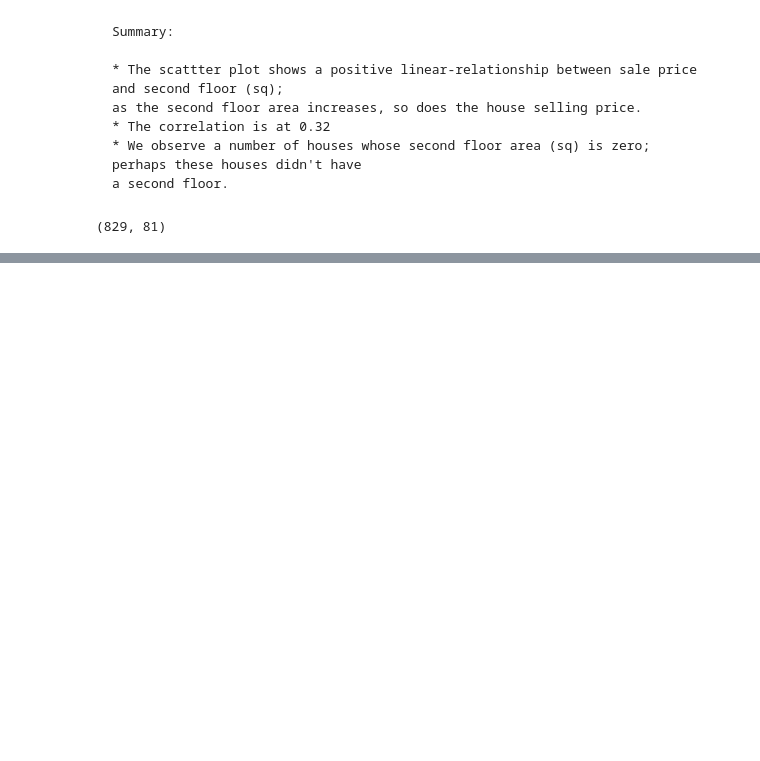
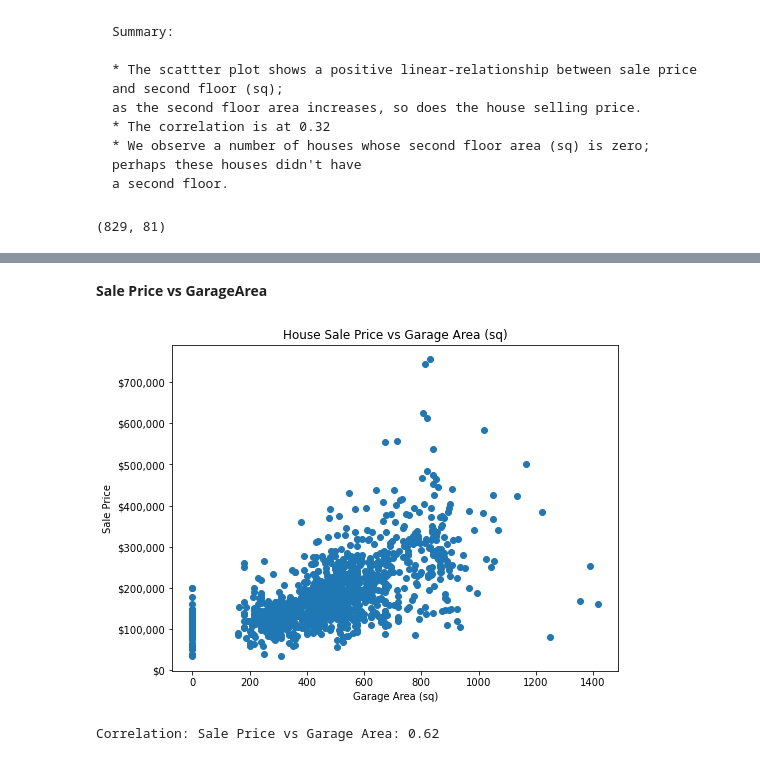
Before and after one commit to Masupa/KaggleLearning, a Jupyter notebook: HousePrices/eda.ipynb, the cells around one changed output, grey strips where cells are left out. Drawn from its saved outputs; the diff is of its cells as text; code cells hidden in the pictures; blank space fills up the shorter version.

```diff
--- a/HousePrices/eda.ipynb
+++ b/HousePrices/eda.ipynb
@@ -274,0 +308,16 @@ df[df['2ndFlrSF'] == 0].shape
+# %% [markdown]
+**Sale Price vs GarageArea**
+# %%
+utils.plot_scatter_plot(
+    x=df["GarageArea"],
+    y=sale_price,
+    title="House Sale Price vs Garage Area (sq)",
+    xlabel="Garage Area (sq)",
+    ylabel="Sale Price"
+)
+# %% [output]
+[figure, added]
+# %%
+print("Correlation: Sale Price vs Garage Area:", round(sale_price.corr(df["GarageArea"]), 2))
+# %% [output]
+Correlation: Sale Price vs Garage Area: 0.62
```
Also changed, not shown: parts of 41 cells of this notebook.
